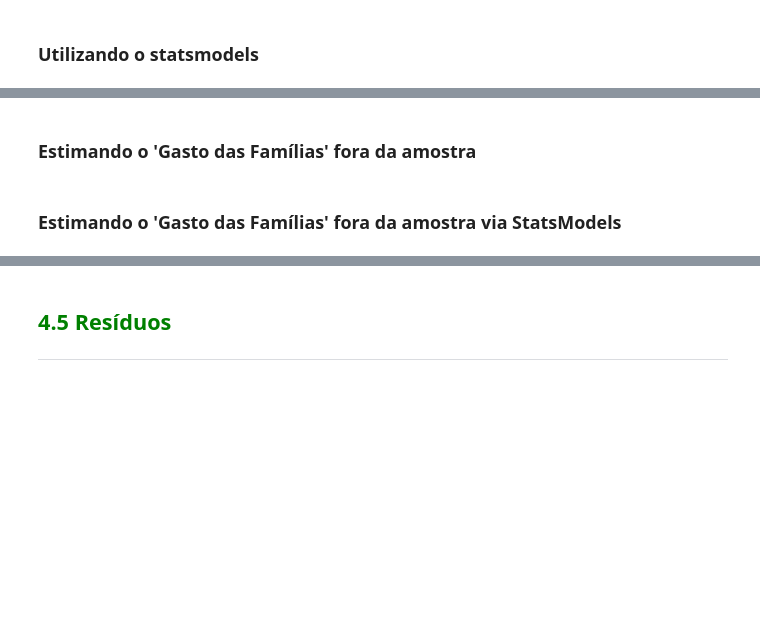
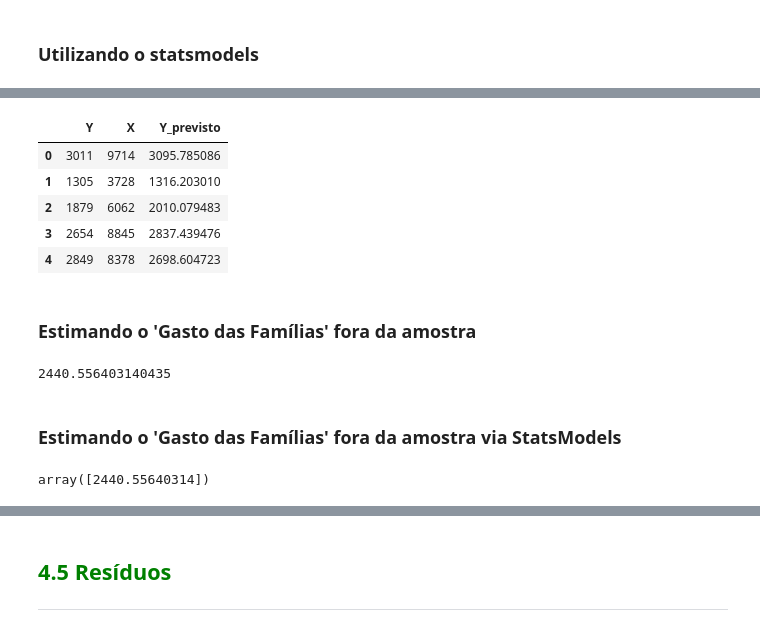
Before and after one commit to arthur-pulini/Estat-stica_com_python_5, a Jupyter notebook: Correlacao_e_Regressao.ipynb, the cells around one changed output, grey strips where cells are left out. Cells and saved outputs as stored; diff of their text form; code cells hidden in the pictures; blank space fills up the shorter version.

```diff
--- a/Correlacao_e_Regressao.ipynb
+++ b/Correlacao_e_Regressao.ipynb
@@ -837,2 +885,12 @@ resultado_regressao.conf_int(alpha=0.05)
+# %%
+dataset.drop(['Y_previsto_statsmodels'], axis=1, inplace=True)
+dataset.head()
+# %% [output]
+|  | Y | X | Y_previsto |
+| 0 | 3011 | 9714 | 3095.785086 |
+| 1 | 1305 | 3728 | 1316.203010 |
+| 2 | 1879 | 6062 | 2010.079483 |
+| 3 | 2654 | 8845 | 2837.439476 |
+| 4 | 2849 | 8378 | 2698.604723 |
 # %% [markdown]
 ### Estimando o 'Gasto das Famílias' fora da amostra
@@ -839,2 +900,10 @@ resultado_regressao.conf_int(alpha=0.05)
+# %%
+prever(7510)
+# %% [output]
+2440.556403140435
 # %% [markdown]
 ### Estimando o 'Gasto das Famílias' fora da amostra via StatsModels
+# %%
+resultado_regressao.predict([1, 7510])
+# %% [output]
+array([2440.55640314])
```
Also changed, not shown: parts of 6 cells of this notebook.
